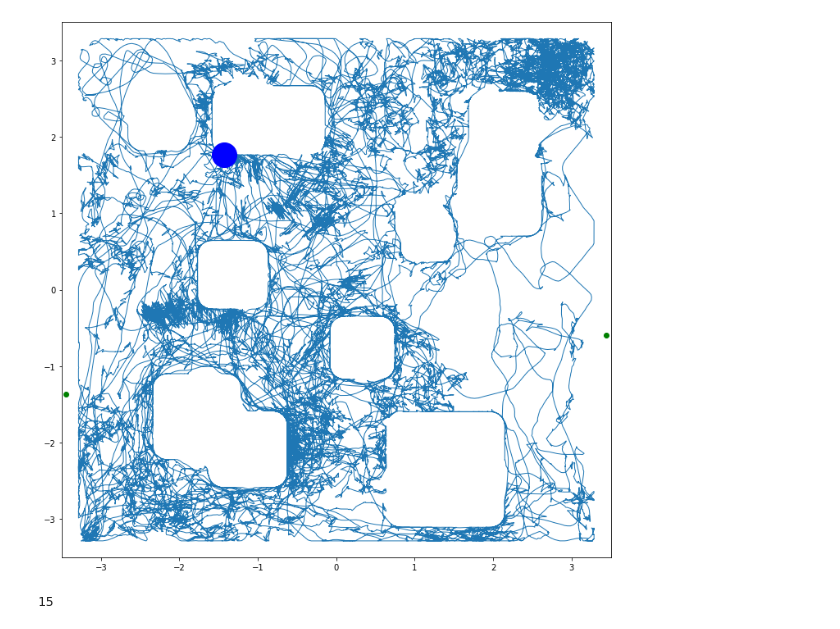
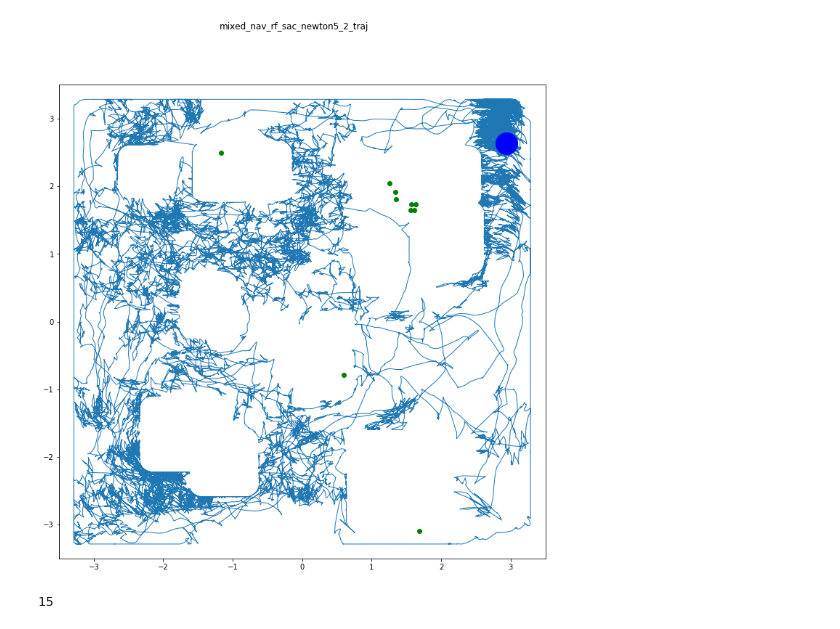
Before and after one commit to externalhardrive/mobilemanipulation-tf2, a Jupyter notebook: dataset/animate_traj.ipynb, the cells around one changed output. Saved outputs shown, nothing was run; the diff lists cells and outputs as text; code cells hidden in the pictures.

```diff
--- a/dataset/animate_traj.ipynb
+++ b/dataset/animate_traj.ipynb
@@ -33,7 +33,7 @@ def process():
 process()
 # %%
 def traj_path(i):
-    return os.path.join('../nohup_output/mixed_nav_rf_rnd_edison_5_traj', f'trajectory_{i}.npy')
+    return os.path.join('../nohup_output/mixed_nav_rf_sac_newton5_2_traj', f'trajectory_{i}.npy')
 
 path_len = 1000
 
@@ -64,6 +64,7 @@ fig, ax = plt.subplots()
 fig.set_size_inches(12, 12)
 ax.set_xlim((-3.5, 3.5))
 ax.set_ylim((-3.5, 3.5))
+fig.suptitle("mixed_nav_rf_sac_newton5_2_traj")
 
 line, = ax.plot([], [], lw=1)
 dot, = ax.plot([], [], marker='o', markersize=30, color="blue")
@@ -80,35 +81,35 @@ t_start = 0
 t_end = 100000
 t_step = 250
 t_draw_step = 1
 
 x = []
 y = []
 
 def animate(i):
     path = traj_range(i * t_step, (i + 1) * t_step)
     x.extend(path[::t_draw_step, 0].tolist())
     y.extend(path[::t_draw_step, 1].tolist())
     line.set_data(x, y)
     dot.set_data([x[-1]], [y[-1]])
 
     for t in range((i + 1) * t_step - 1, i * t_step - 1, -1):
         obj_pos = traj_object_at(t)
         if obj_pos is not None:
             objs.set_data(obj_pos[:, 0], obj_pos[:, 1])
             break
 
     return line,
 
 import time
 
 start = time.time()
 
 # anim = FuncAnimation(fig, animate, init_func=init, frames=200, interval=20, blit=True)
 anim = FuncAnimation(fig, animate, init_func=init, frames=t_end//t_step, interval=75, blit=True)
 # HTML(anim.to_html5_video())
-anim.save("../nohup_output/mixed_nav_rf_rnd_edison_5_traj.mp4")
+anim.save("../nohup_output/mixed_nav_rf_sac_newton5_2_traj.mp4")
 # %% [output]
-[figure, old version]
+[figure, new version]
 # %%
 # %% [output]
 15
```
Also changed, not shown: parts of 1 cell of this notebook, 3 other files.
